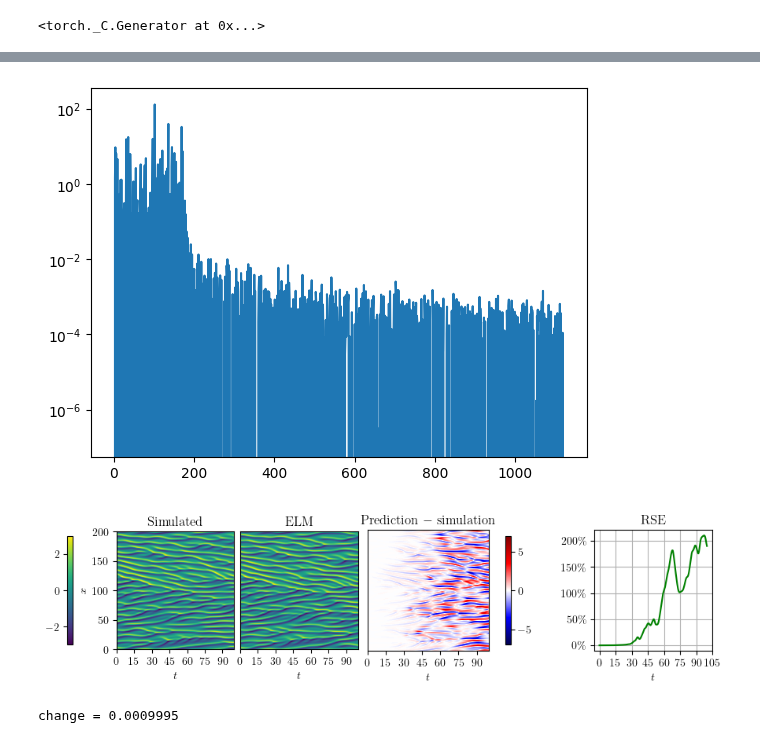
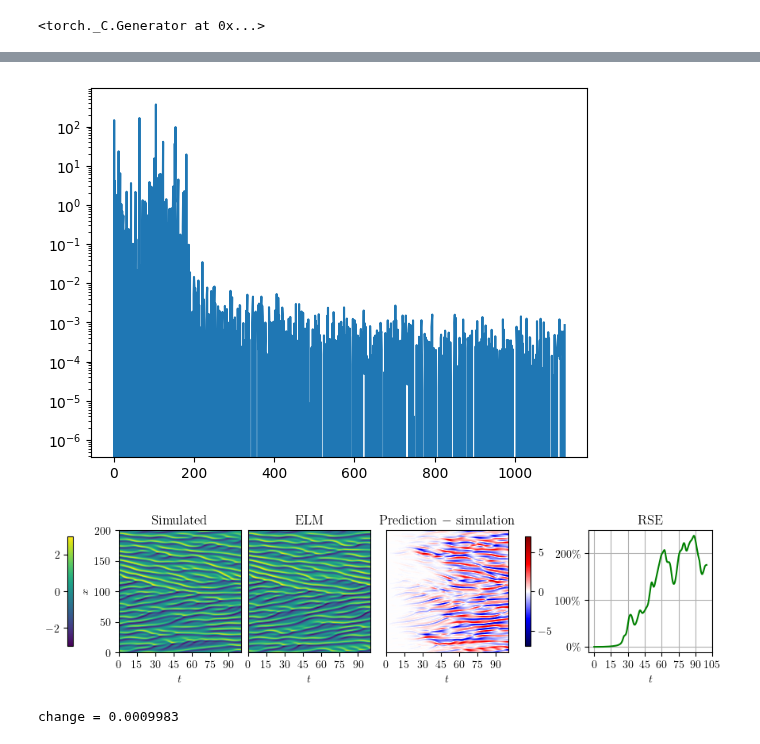
Before and after one commit to graps1/ELM-PDEs, a Jupyter notebook: ks1d/ks1d.ipynb, the cells around one changed output, grey strips where cells are left out. Cells and saved outputs as stored; diff of their text form; code cells hidden in the pictures.

```diff
--- a/ks1d/ks1d.ipynb
+++ b/ks1d/ks1d.ipynb
@@ -13,7 +13,7 @@ torch.manual_seed(10)
 <torch._C.Generator at 0x...>
 # %%
 D_all = torch.tensor(np.load('ks1d.npy'))
-D_train = D_all[:250,...]
+D_train = D_all[:20,...]
 D_test = D_all[-2000:,...]
 N = D_all.shape[1]
 
@@ -54,7 +54,7 @@ plt.plot(derrors)
 plt.yscale("log")
 plt.show()
 # %% [output]
-[figure, old version]
+[figure, new version]
 # %%
 dt = .05
 M = D_test.shape[0]
@@ -73,7 +73,7 @@ residual = Y_pred-D_test
 rse = 100 * residual.pow(2) / (D_test - D_test.mean(dim=[1])[:,None]).pow(2).mean(dim=[1])[:,None]
 
 fig = plt.figure(figsize=(10,2))
-fig_l, fig_r = fig.subfigures(1,2,width_ratios=[3,0.7],wspace=-.05)
+fig_l, fig_r = fig.subfigures(1,2,width_ratios=[3,0.7],wspace=-.12)
 ax = fig_l.subplots(nrows=1, ncols=3, gridspec_kw={"wspace":.05})
 
 aspect = 1/2
@@ -83,34 +83,34 @@ ax[0].xaxis.set_major_locator(plt.MultipleLocator(15))
 ax[1].xaxis.set_major_locator(plt.MultipleLocator(15))
 ax[2].xaxis.set_major_locator(plt.MultipleLocator(15))
 im0 = ax[0].imshow(D_test.numpy().T, vmax=3, vmin=-3, aspect=aspect, extent=[0,M*dt,0,200])
 im1 = ax[1].imshow(Y_pred.numpy().T, vmax=3, vmin=-3, aspect=aspect, extent=[0,M*dt,0,200])
 # im2 = ax[2].imshow(rse.numpy().T, norm=matplotlib.colors.LogNorm(vmin=1, vmax=1000), aspect=aspect, cmap="OrRd", extent=[0,M*dt,0,200])
 im2 = ax[2].imshow(residual.numpy().T, vmin=-7, vmax=7, aspect=aspect, cmap="seismic", extent=[0,M*dt,0,200])
 plt.colorbar(im0, ax=[ax[0],ax[1]], location="left", shrink=0.9, pad=0.13) # fraction=0.036, pad=0.04)
 plt.colorbar(im2, ax=[ax[2]], location="right", shrink=0.9, pad=0.1) # , format="{x:.0f}\%")
 
 ax[0].set_ylabel("$x$")
 ax[0].set_xlabel("$t$")
 ax[1].set_xlabel("$t$")
 ax[2].set_xlabel("$t$")
 ax[0].set_title("Simulated")
 ax[1].set_title("ELM")
 ax[2].set_title("Prediction $-$ simulation")
 
 t = torch.linspace(0,M*dt,M).numpy()
 ax = fig_r.subplots(1,1)
 ax.plot(t, rse.mean(dim=1).numpy() / D_test.abs().mean(dim=1).numpy(), color="green")
 from matplotlib import ticker
 ax.yaxis.set_major_formatter(ticker.FuncFormatter(lambda x,_: f"${x:.0f}\%$"))
 ax.set_title("RSE")
 ax.set_xlabel("$t$")
 ax.xaxis.set_major_locator(plt.MultipleLocator(15))
 ax.grid()
 
 plt.savefig("plots/ks1d.pdf", format="pdf", bbox_inches="tight")
 plt.show()
 # %% [output]
-[figure, old version]
+[figure, new version]
 # %%
 dt = .05
 M = D_test.shape[0]
@@ -128,7 +128,7 @@ for j in range(n_models):
     for i in range(M-1): Y_pred[i+1,:] = model(Y_pred[i,:])
     residuals[j,...] = Y_pred-Y_traj
 # %% [output]
-change = 0.0009995
+change = 0.0009983
 # %%
 ms_residuals = 100 * residuals.pow(2).mean(dim=2) / (Y_traj - Y_traj.mean(dim=1)[:,None]).pow(2).mean(dim=1)
 mean, std = ms_residuals.mean(dim=0), ms_residuals.std(dim=0)
```
Also changed, not shown: parts of 2 cells of this notebook, 2 other files.
